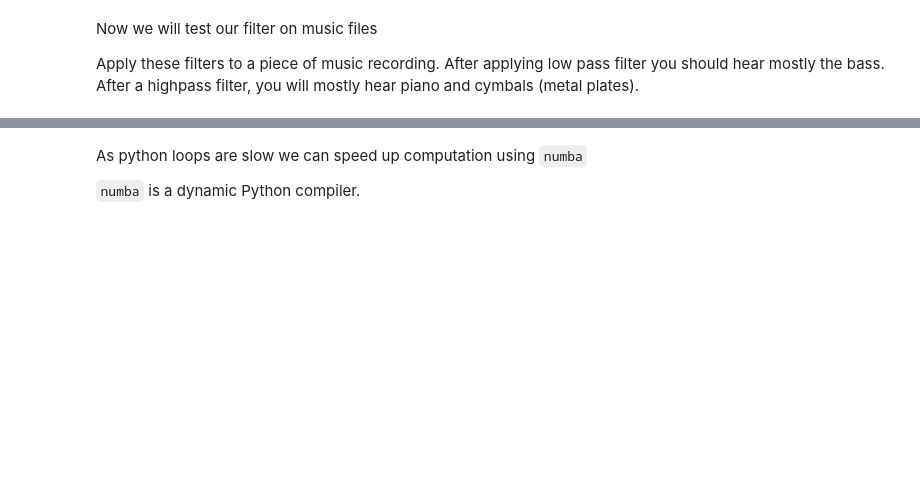
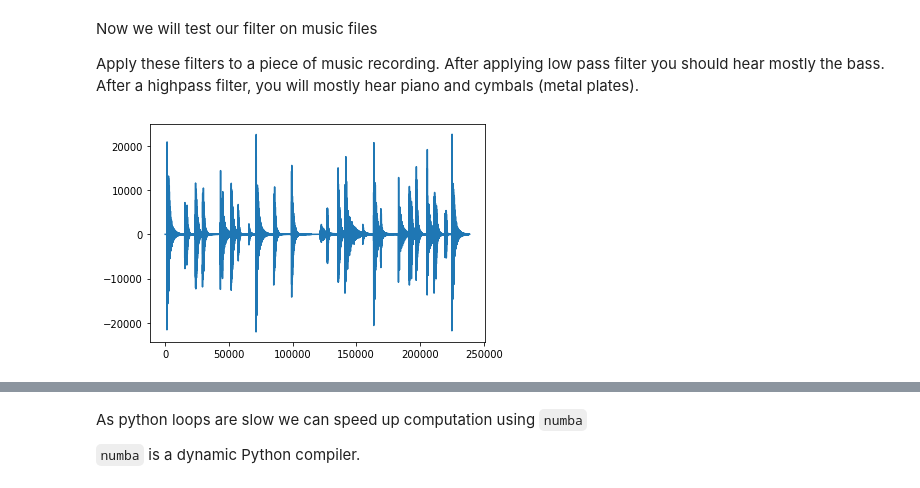
Before and after one commit to sham1lk/irc_dsp, a Jupyter notebook: lab3.ipynb, the cells around one changed output, grey strips where cells are left out. Drawn from its saved outputs; the diff is of its cells as text; code cells hidden in the pictures; blank space fills up the shorter version.

```diff
--- a/lab3.ipynb
+++ b/lab3.ipynb
@@ -210,3 +242,12 @@ b = [0.40495734254626874,
      0.4049573425462687] # coefficients for b_0, b_1 and b_2
 
 highpass_filter = IIR_filter(a, b)
+# %%
+filtered_signal = highpass_filter(ex_signal)
+# %%
+plt.plot(filtered_signal)
+plt.show()
+
+Audio(filtered_signal,rate=fs)
+# %% [output]
+[figure, added]
```
Also changed, not shown: parts of 12 cells of this notebook.
